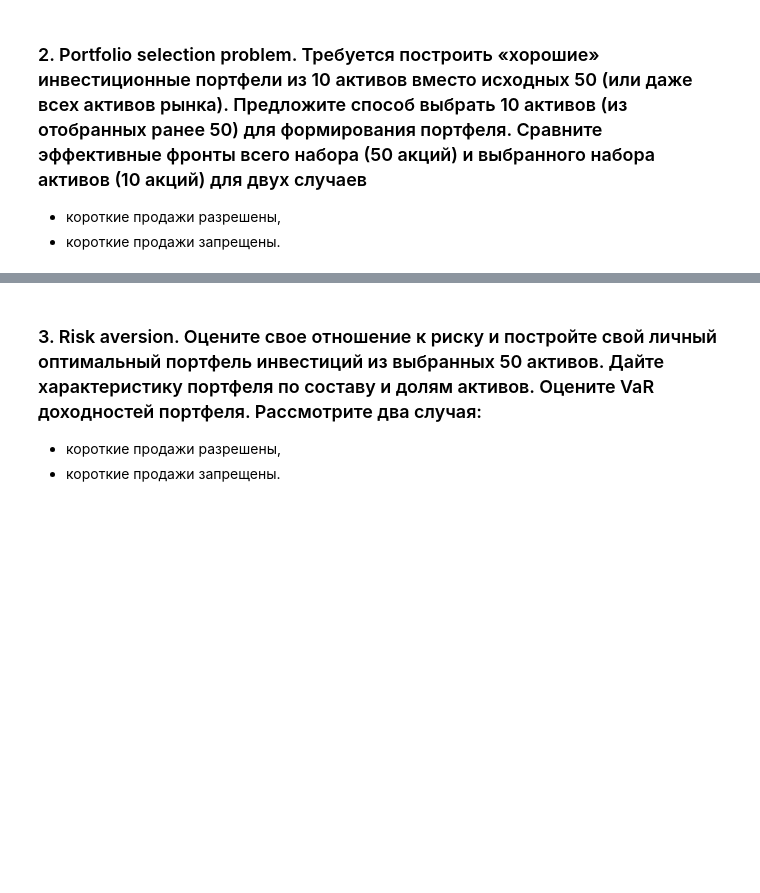
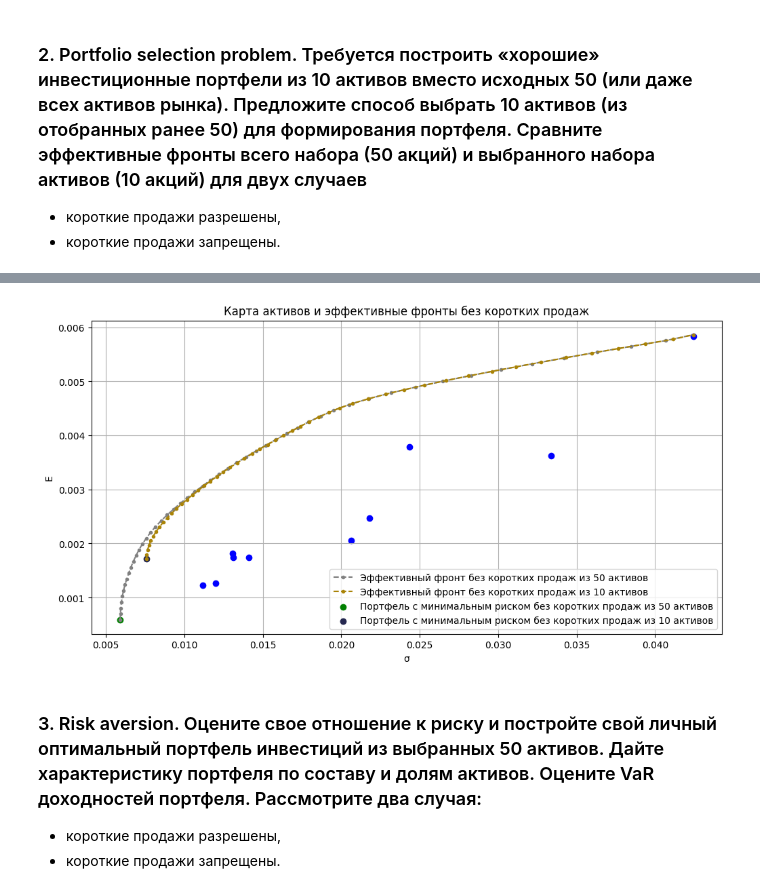
Before and after one commit to LevBugrov/financial-transaction-models, a Jupyter notebook: lab2.ipynb, the cells around one changed output, grey strips where cells are left out. Drawn from its saved outputs; the diff is of its cells as text; code cells hidden in the pictures; blank space fills up the shorter version.

```diff
--- a/lab2.ipynb
+++ b/lab2.ipynb
@@ -309,3 +383,37 @@ plt.show()
+# %%
+bounds = ((0.0, 1.0),)
+
+x_min_risk_ns_10 = optimize_portfolio(E_10, cov_matrix_10, bounds)
+min_risk_ns_10 = risk_porfolio(x_min_risk_ns_10, cov_matrix_10)
+mean_min_risk_ns_10 = np.dot(x_min_risk_ns_10, E_10)
+
+means_ns = np.linspace(mean_min_risk_ns_10, 0.00586, 50)
+p_with_short = []
+for m in means_ns:
+    x = optimize_portfolio(E_10, cov_matrix_10, bounds, m)
+    risk = risk_porfolio(x, cov_matrix_10)
+    mean = np.dot(x, E_10)
+    p_with_short.append((risk, m))
+
+front_risk_ns_10, front_mean_ns_10 = [p[0] for p in p_with_short], [p[1] for p in p_with_short]
+# %%
+plt.figure(figsize=(12, 6))
+plt.xlabel('σ')
+plt.ylabel('E')
+plt.grid(True)
+plt.title("Карта активов и эффективные фронты без коротких продаж")
+
+plt.plot(front_risk_ns, front_mean_ns,'.--',color="grey", label="Эффективный фронт без коротких продаж из 50 активов")
+plt.plot(front_risk_ns_10, front_mean_ns_10,'.--',color="#A98307", label="Эффективный фронт без коротких продаж из 10 активов")
+plt.scatter(vars_10, E_10, color="blue")
+plt.scatter(min_risk_ns, mean_min_risk_ns, c='green', label="Портфель с минимальным риском без коротких продаж из 50 активов")
+plt.scatter(min_risk_ns_10, mean_min_risk_ns_10, c='#252850', label="Портфель с минимальным риском без коротких продаж из 10 активов")
+
+
+plt.legend()
+plt.show()
+# %% [output]
+[figure, added]
 # %% [markdown]
 ### 3. Risk aversion. Оцените свое отношение к риску и постройте свой личный оптимальный портфель инвестиций из выбранных 50 активов.  Дайте характеристику портфеля по составу и долям активов. Оцените VaR доходностей портфеля. Рассмотрите два случая:
 - короткие продажи разрешены,
```
Also changed, not shown: parts of 22 cells of this notebook.
